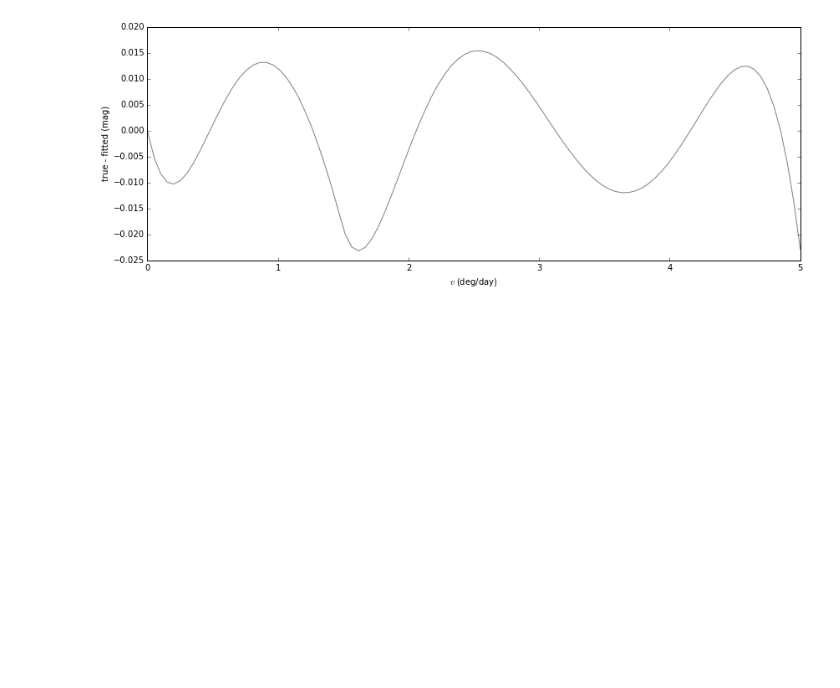
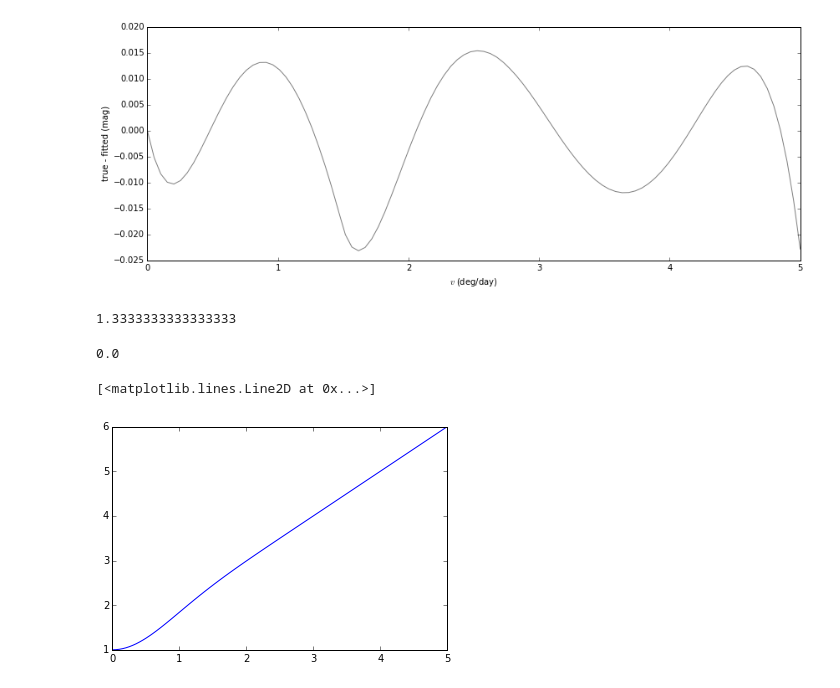
Before and after one commit to mjuric/incubator, a Jupyter notebook: solar-system-trails/trailing-losses.ipynb, the cells around one changed output. Saved outputs shown, nothing was run; the diff lists cells and outputs as text; code cells hidden in the pictures; blank space fills up the shorter version.

```diff
--- a/solar-system-trails/trailing-losses.ipynb
+++ b/solar-system-trails/trailing-losses.ipynb
@@ -295,3 +305,17 @@ print 'Polynomial fit coefficients:', [ '%.2f' % ii for ii in [0] + popt ]
 Maximum difference (fitting func. vs true): 0.023 mag
 Polynomial fit coefficients: ['2.91', '-528.74', '6237.04', '-29651.44', '50687.66']
 [figure]
+# %%
+.2/24*32/.2
+# %% [output]
+1.3333333333333333
+# %%
+erf(0)
+# %% [output]
+0.0
+# %%
+xx = np.linspace(0, 5, 100)
+plt.plot(xx, 1 + xx * erf(xx))
+# %% [output]
+[<matplotlib.lines.Line2D at 0x...>]
+[figure, added]
```
Also changed, not shown: parts of 3 cells of this notebook.
